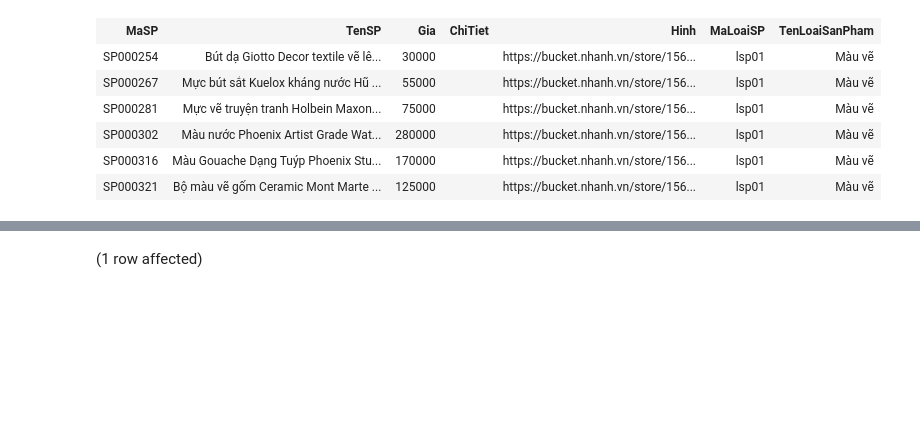
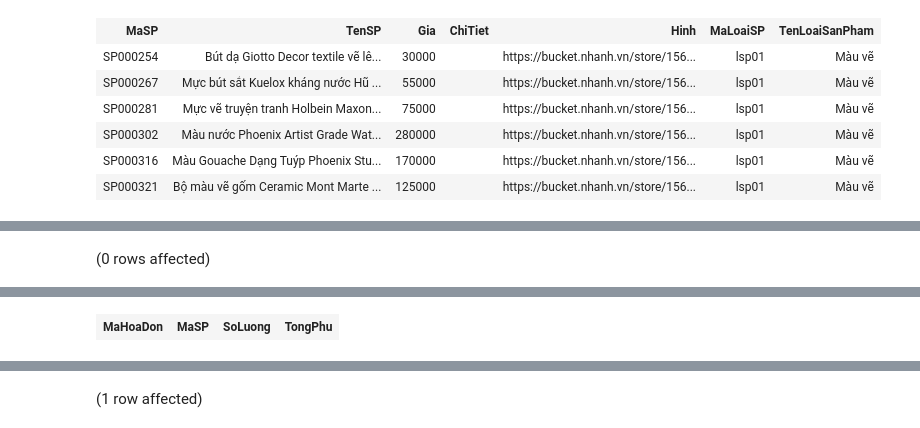
Before and after one commit to LienNTB/QuanLyHoaCu, a Jupyter notebook: data/3_TestUtils.ipynb, the cells around one changed output, grey strips where cells are left out. Saved outputs shown, nothing was run; the diff lists cells and outputs as text; code cells hidden in the pictures; blank space fills up the shorter version.

```diff
--- a/data/3_TestUtils.ipynb
+++ b/data/3_TestUtils.ipynb
@@ -152,0 +193,4 @@ Total execution time: 00:00:00.014
+# %%
+select * from ChiTietHoaDon
+# %% [output]
+(0 rows affected)
@@ -153,3 +198,4 @@ Total execution time: 00:00:00.014
+| MaHoaDon | MaSP | SoLuong | TongPhu |
 # %%
 select MaHoaDon, GhiChu, TongThanhToan, DiaChiGiaoHang, SoDienThoai,MaKhachHang,TrangThaiDonHang, ThoiGianGiaoHang,TrangThaiGiaoHang, TrangThaiThanhToan from HoaDon where MaHoaDon like 'DH.%'
 # %% [output]
```
Also changed, not shown: parts of 12 cells of this notebook, 9 other files.
